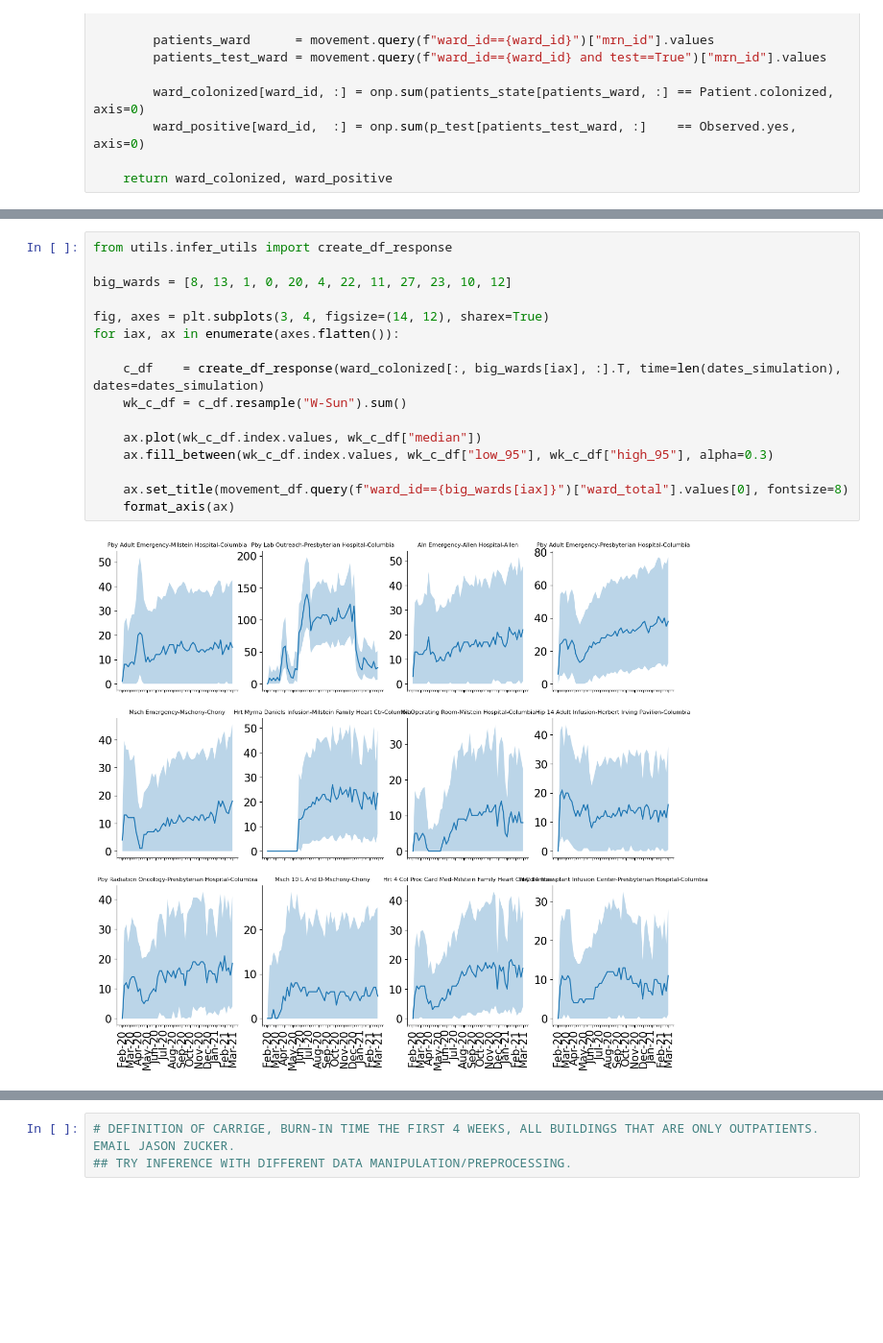
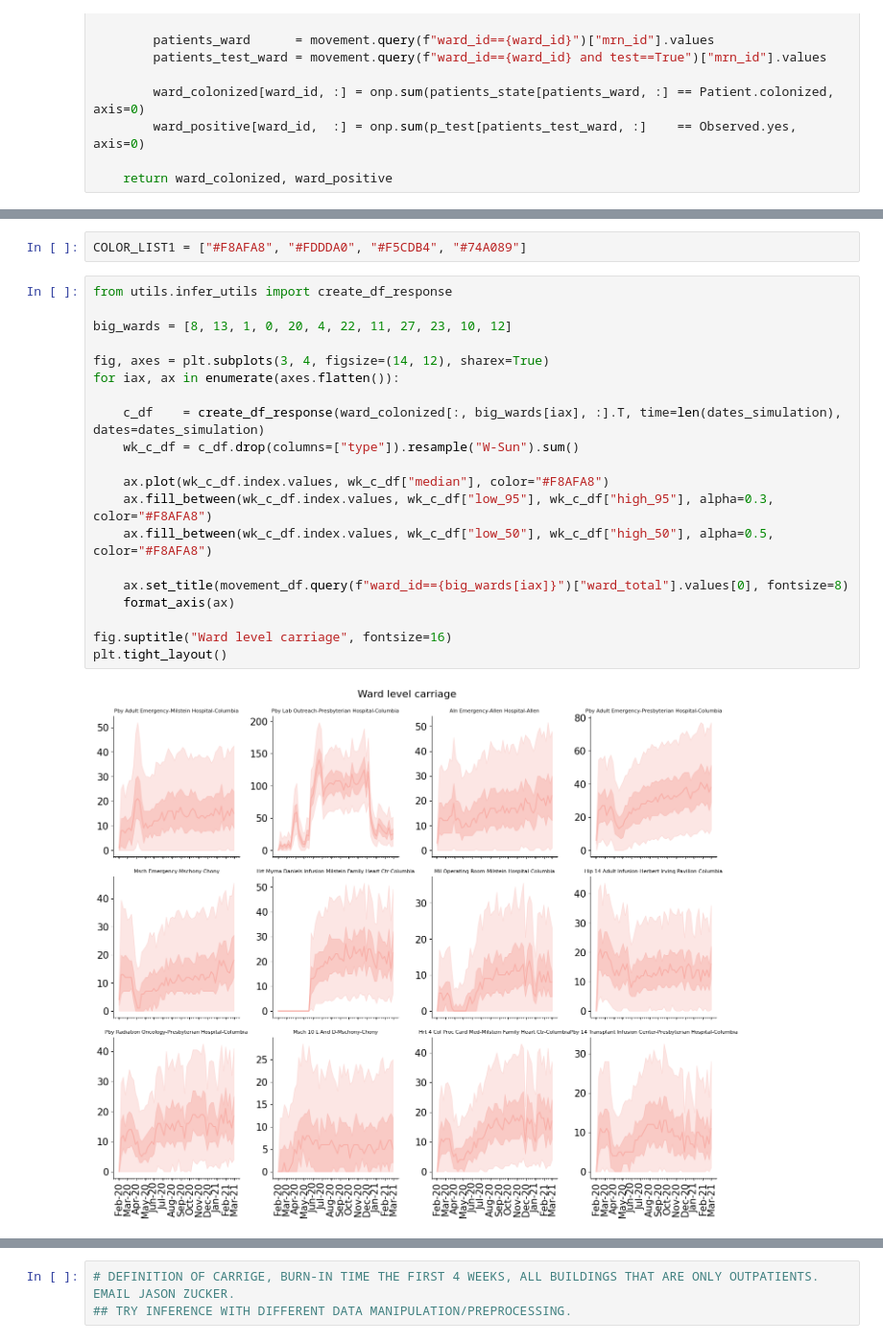
Before and after one commit to ChaosDonkey06/AMR_ABM2, a Jupyter notebook: model_sims.ipynb, the cells around one changed output, grey strips where cells are left out. Shown at 96% size. Drawn from its saved outputs; the diff is of its cells as text; blank space fills up the shorter version.

```diff
--- a/model_sims.ipynb
+++ b/model_sims.ipynb
@@ -249,21 +232,27 @@ ward_size_df.tail(13)
+# %%
+COLOR_LIST1 = ["#F8AFA8", "#FDDDA0", "#F5CDB4", "#74A089"]
 # %%
 from utils.infer_utils import create_df_response
 
 big_wards = [8, 13, 1, 0, 20, 4, 22, 11, 27, 23, 10, 12]
 
 fig, axes = plt.subplots(3, 4, figsize=(14, 12), sharex=True)
 for iax, ax in enumerate(axes.flatten()):
 
     c_df    = create_df_response(ward_colonized[:, big_wards[iax], :].T, time=len(dates_simulation), dates=dates_simulation)
-    wk_c_df = c_df.resample("W-Sun").sum()
+    wk_c_df = c_df.drop(columns=["type"]).resample("W-Sun").sum()
 
-    ax.plot(wk_c_df.index.values, wk_c_df["median"])
-    ax.fill_between(wk_c_df.index.values, wk_c_df["low_95"], wk_c_df["high_95"], alpha=0.3)
+    ax.plot(wk_c_df.index.values, wk_c_df["median"], color="#F8AFA8")
+    ax.fill_between(wk_c_df.index.values, wk_c_df["low_95"], wk_c_df["high_95"], alpha=0.3, color="#F8AFA8")
+    ax.fill_between(wk_c_df.index.values, wk_c_df["low_50"], wk_c_df["high_50"], alpha=0.5, color="#F8AFA8")
 
     ax.set_title(movement_df.query(f"ward_id=={big_wards[iax]}")["ward_total"].values[0], fontsize=8)
     format_axis(ax)
+
+fig.suptitle("Ward level carriage", fontsize=16)
+plt.tight_layout()
 # %% [output]
-[figure, old version]
+[figure, new version]
 # %%
 fig, axes = plt.subplots(3, 4, figsize=(14, 9), sharex=True)
 for iax, ax in enumerate(axes.flatten()):
```
Also changed, not shown: parts of 4 cells of this notebook.
